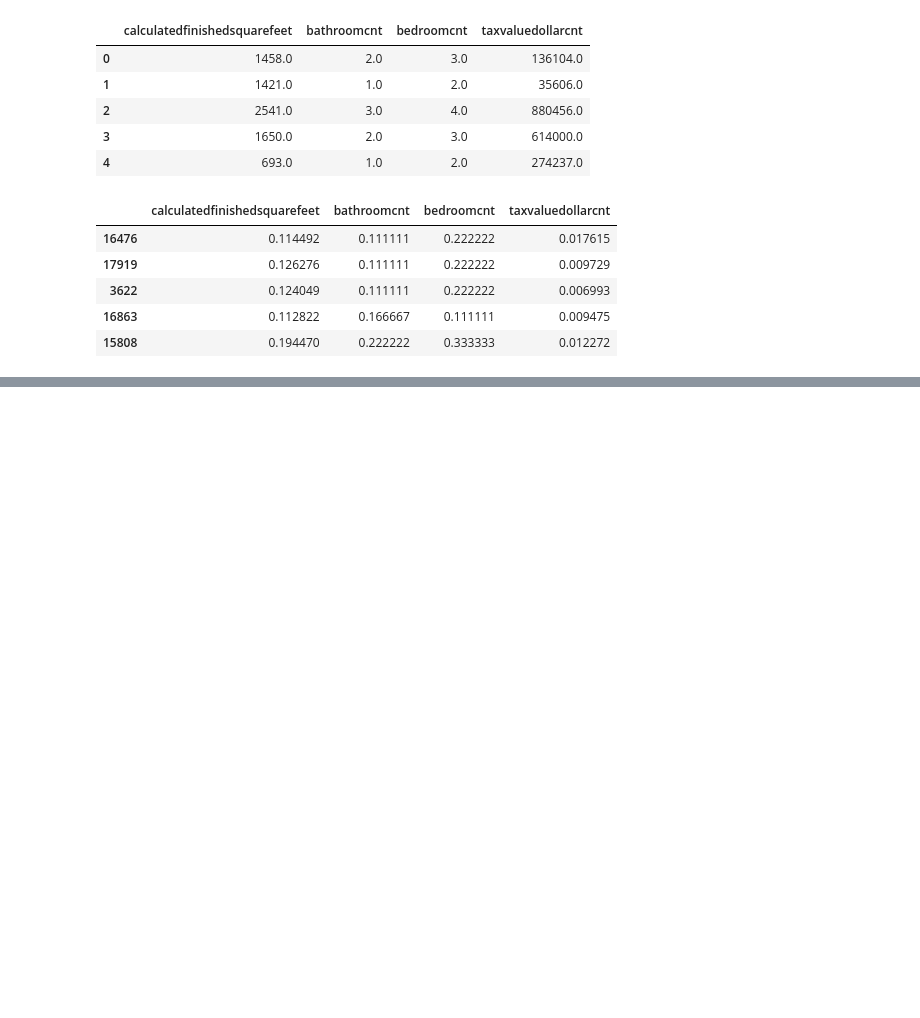
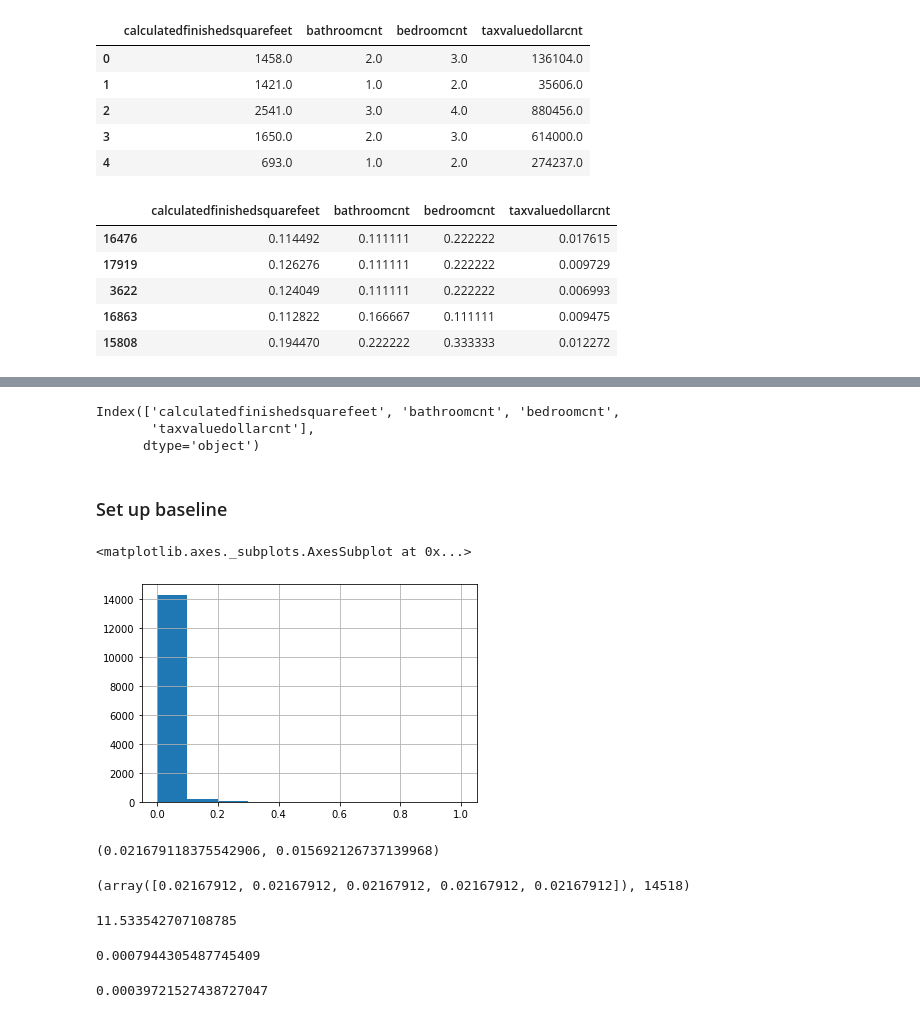
Before and after one commit to Estimating-Home-Value/Predicting-Tax-Assessed-Home-Values, a Jupyter notebook: scratchpad_shi.ipynb, the cells around one changed output, grey strips where cells are left out. Drawn from its saved outputs; the diff is of its cells as text; code cells hidden in the pictures; blank space fills up the shorter version.

```diff
--- a/scratchpad_shi.ipynb
+++ b/scratchpad_shi.ipynb
@@ -344,0 +370,6 @@ train_scaled.head()
+# %%
+train_scaled.columns
+# %% [output]
+Index(['calculatedfinishedsquarefeet', 'bathroomcnt', 'bedroomcnt',
+       'taxvaluedollarcnt'],
+      dtype='object')
@@ -344,0 +381,41 @@ train_scaled.head()
+# %% [markdown]
+### Set up baseline
+# %%
+train_scaled.taxvaluedollarcnt.hist()
+# %% [output]
+<matplotlib.axes._subplots.AxesSubplot at 0x...>
+[figure, added]
+# %%
+mean, median = train_scaled.taxvaluedollarcnt.agg(['mean', 'median'])
+mean, median
+# %% [output]
+(0.021679118375542906, 0.015692126737139968)
+# %%
+# Compute baseline prediction using mean
+
+baseline = np.array([mean]*train_scaled.shape[0])
+baseline[:5], len(baseline)
+# %% [output]
+(array([0.02167912, 0.02167912, 0.02167912, 0.02167912, 0.02167912]), 14518)
+# %%
+# Compute baseline sse
+
+baseline_residual = y_train_scaled - mean
+baseline_sse = (baseline_residual**2).sum()
+baseline_sse
+# %% [output]
+11.533542707108785
+# %%
+# Compute baseline mse
+
+baseline_mse = baseline_sse/train_scaled.shape[0]
+baseline_mse
+# %% [output]
+0.0007944305487745409
+# %%
+# Compute baseline rmse
+
+baseline_rmse = mean_squared_error(y_train_scaled, baseline)**1/2
+baseline_rmse
+# %% [output]
+0.00039721527438727047
```
Also changed, not shown: parts of 26 cells of this notebook.
